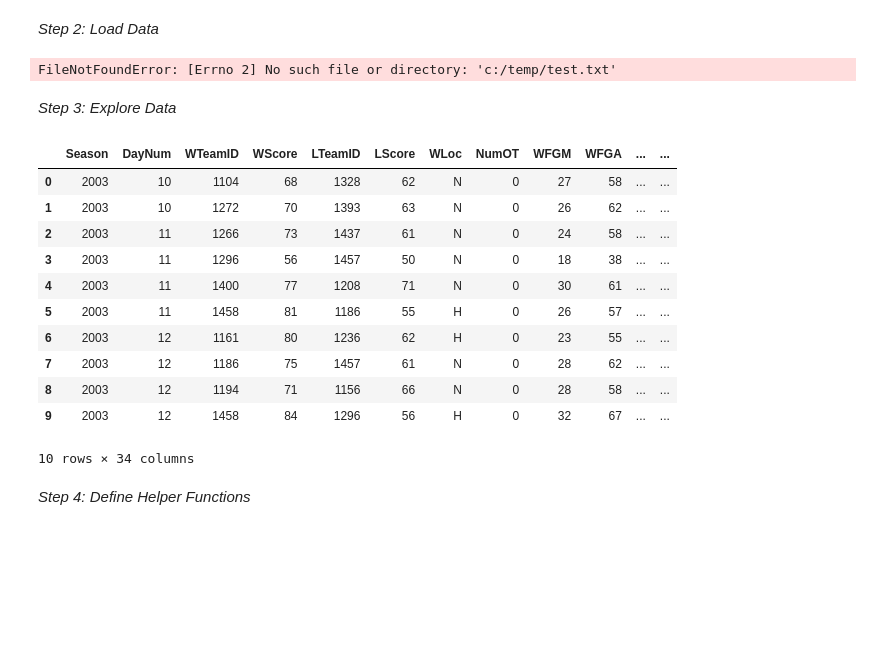
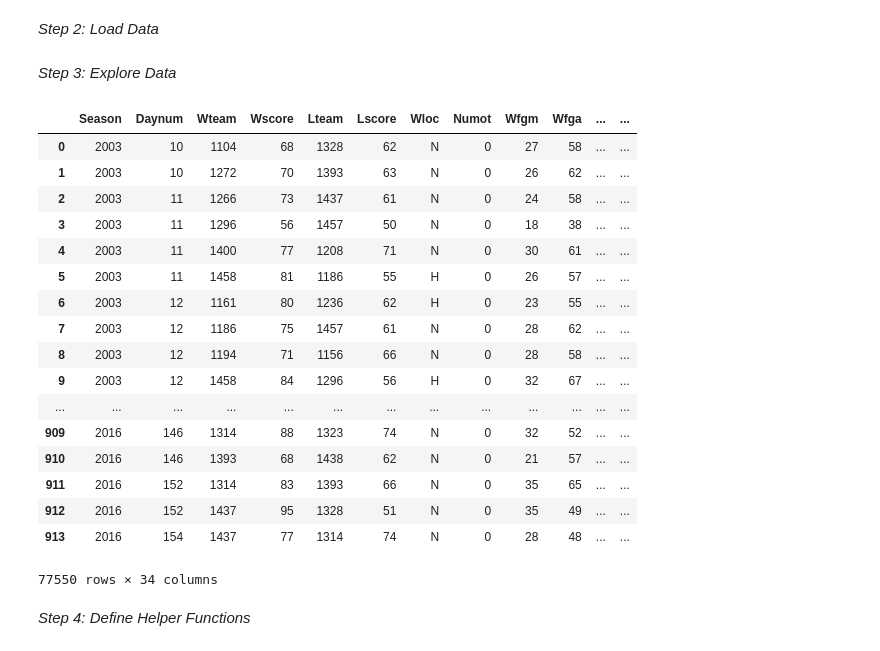
Before and after one commit to dpr32/NCAA_Project, a Jupyter notebook: notebook.ipynb, the cells around one changed output. Cells and saved outputs as stored; diff of their text form; code cells hidden in the pictures; blank space fills up the shorter version.

Commit message:
More Data

```diff
--- a/notebook.ipynb
+++ b/notebook.ipynb
@@ -17,10 +17,10 @@ from sklearn.model_selection import train_test_split, GridSearchCV
 # %% [markdown]
 *Step 2: Load Data*
 # %%
-folder = '../input'
-season_data = pd.read_csv(folder + '/mens-machine-learning-competition-2018/RegularSeasonDetailedResults.csv')
-tourney_data = pd.read_csv(folder + '/mens-machine-learning-competition-2018/NCAATourneyDetailedResults.csv')
-seeds = pd.read_csv(folder + '/mens-machine-learning-competition-2018/NCAATourneySeeds.csv')
+folder = 'data'
+season_data = pd.read_csv(folder + '\RegularSeasonDetailedResults.csv')
+tourney_data = pd.read_csv(folder + '\TourneyDetailedResults.csv')
+seeds = pd.read_csv(folder + '\TourneySeeds.csv')
 frames = [season_data, tourney_data]
 all_data = pd.concat(frames)
 stat_fields = ['score', 'fga', 'fgp', 'fga3', '3pp', 'ftp', 'or', 'dr',
@@ -37,14 +37,12 @@ def initialize_data():
         team_elos[i] = {}
         team_stats[i] = {}
 initialize_data()
-# %% [output]
-FileNotFoundError: [Errno 2] No such file or directory: 'c:/temp/test.txt'
 # %% [markdown]
 *Step 3: Explore Data*
 # %%
-all_data.head(10)
+all_data
 # %% [output]
-|  | Season | DayNum | WTeamID | WScore | LTeamID | LScore | WLoc | NumOT | WFGM | WFGA | ... | ... |
+|  | Season | Daynum | Wteam | Wscore | Lteam | Lscore | Wloc | Numot | Wfgm | Wfga | ... | ... |
 | 0 | 2003 | 10 | 1104 | 68 | 1328 | 62 | N | 0 | 27 | 58 | ... | ... |
 | 1 | 2003 | 10 | 1272 | 70 | 1393 | 63 | N | 0 | 26 | 62 | ... | ... |
 | 2 | 2003 | 11 | 1266 | 73 | 1437 | 61 | N | 0 | 24 | 58 | ... | ... |
@@ -55,7 +53,13 @@ all_data.head(10)
 | 7 | 2003 | 12 | 1186 | 75 | 1457 | 61 | N | 0 | 28 | 62 | ... | ... |
 | 8 | 2003 | 12 | 1194 | 71 | 1156 | 66 | N | 0 | 28 | 58 | ... | ... |
 | 9 | 2003 | 12 | 1458 | 84 | 1296 | 56 | H | 0 | 32 | 67 | ... | ... |
+| ... | ... | ... | ... | ... | ... | ... | ... | ... | ... | ... | ... | ... |
+| 909 | 2016 | 146 | 1314 | 88 | 1323 | 74 | N | 0 | 32 | 52 | ... | ... |
+| 910 | 2016 | 146 | 1393 | 68 | 1438 | 62 | N | 0 | 21 | 57 | ... | ... |
+| 911 | 2016 | 152 | 1314 | 83 | 1393 | 66 | N | 0 | 35 | 65 | ... | ... |
+| 912 | 2016 | 152 | 1437 | 95 | 1328 | 51 | N | 0 | 35 | 49 | ... | ... |
+| 913 | 2016 | 154 | 1437 | 77 | 1314 | 74 | N | 0 | 28 | 48 | ... | ... |
-10 rows × 34 columns
+77550 rows × 34 columns
 # %% [markdown]
 *Step 4: Define Helper Functions*
 # %%
```
Also changed, not shown: parts of 1 cell of this notebook, 18 other files.
